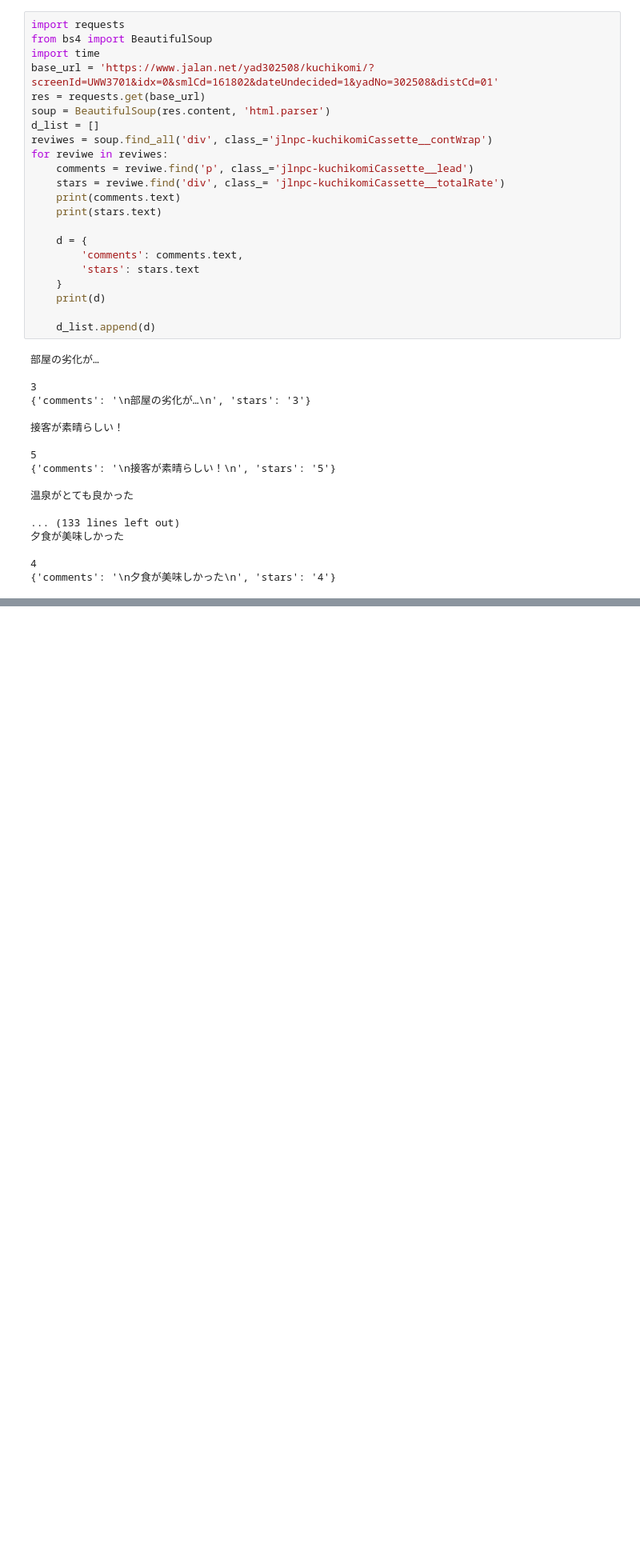
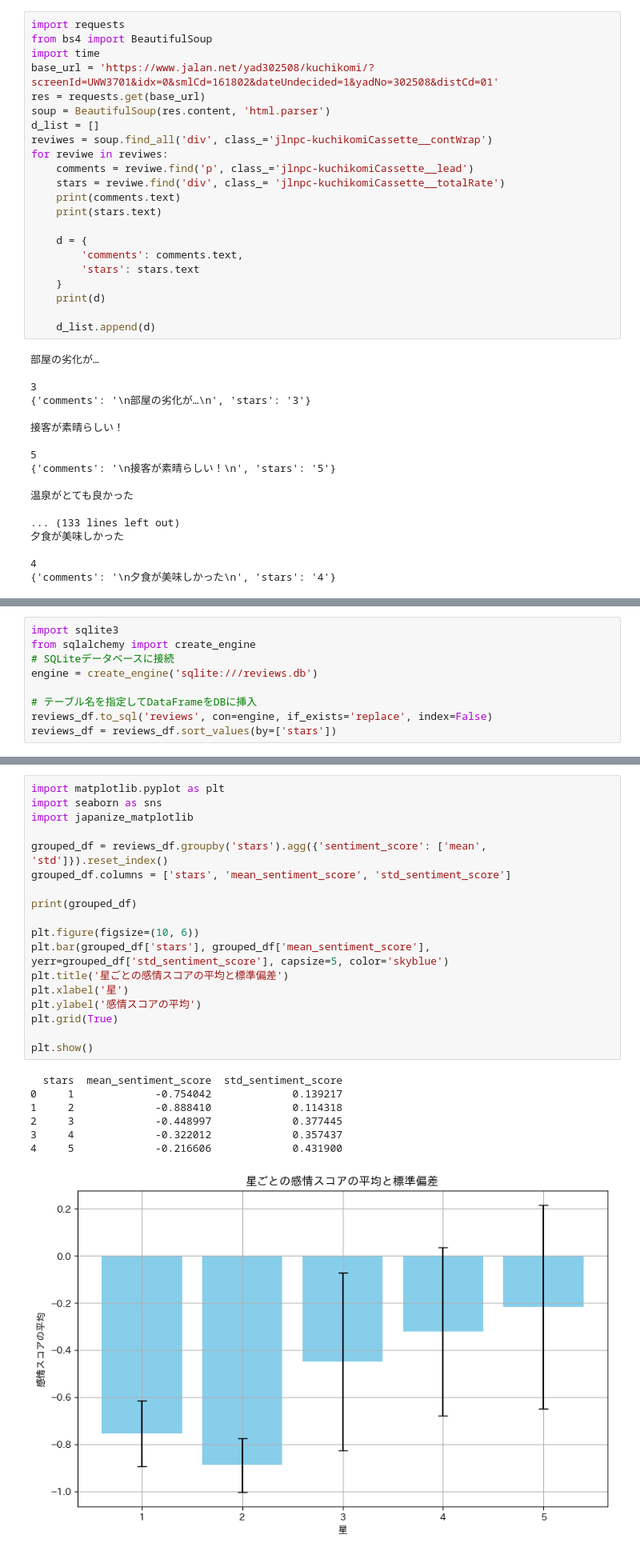
Before and after one commit to Tikushouchan/local, a Jupyter notebook: 最終課題.ipynb, the cells around one changed output, grey strips where cells are left out. Shown: that part at 80% size. Saved outputs shown, nothing was run; the diff lists cells and outputs as text; blank space fills up the shorter version.

```diff
--- a/最終課題.ipynb
+++ b/最終課題.ipynb
@@ -168,0 +180,9 @@ SyntaxError: invalid syntax (3028684800.py, line 1)
+# %%
+import sqlite3
+from sqlalchemy import create_engine
+# SQLiteデータベースに接続
+engine = create_engine('sqlite:///reviews.db')
+
+# テーブル名を指定してDataFrameをDBに挿入
+reviews_df.to_sql('reviews', con=engine, if_exists='replace', index=False)
+reviews_df = reviews_df.sort_values(by=['stars'])
@@ -168,0 +214,26 @@ SyntaxError: invalid syntax (3028684800.py, line 1)
+# %%
+import matplotlib.pyplot as plt
+import seaborn as sns
+import japanize_matplotlib
+
+grouped_df = reviews_df.groupby('stars').agg({'sentiment_score': ['mean', 'std']}).reset_index()
+grouped_df.columns = ['stars', 'mean_sentiment_score', 'std_sentiment_score']
+
+print(grouped_df)
+
+plt.figure(figsize=(10, 6))
+plt.bar(grouped_df['stars'], grouped_df['mean_sentiment_score'], yerr=grouped_df['std_sentiment_score'], capsize=5, color='skyblue')
+plt.title('星ごとの感情スコアの平均と標準偏差')
+plt.xlabel('星')
+plt.ylabel('感情スコアの平均')
+plt.grid(True)
+
+plt.show()
+# %% [output]
+  stars  mean_sentiment_score  std_sentiment_score
+0     1             -0.754042             0.139217
+1     2             -0.888410             0.114318
+2     3             -0.448997             0.377445
+3     4             -0.322012             0.357437
+4     5             -0.216606             0.431900
+[figure, added]
```
Also changed, not shown: parts of 9 cells of this notebook.
